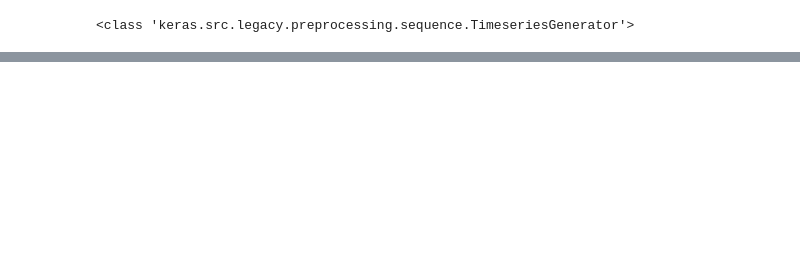
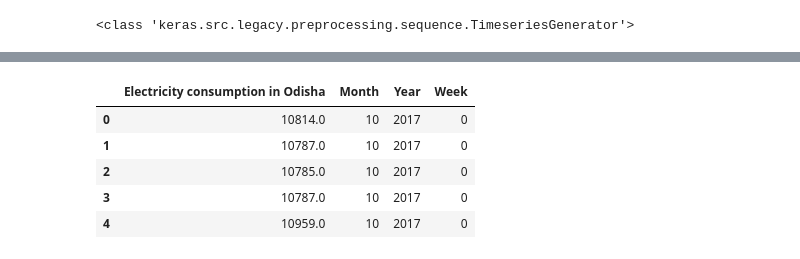
Before and after one commit to SadabAli/Energy-Consumption-prediction, a Jupyter notebook: EnergyConsumptionPrediction.ipynb, the cells around one changed output, grey strips where cells are left out. Drawn from its saved outputs; the diff is of its cells as text; code cells hidden in the pictures; blank space fills up the shorter version.

```diff
--- a/EnergyConsumptionPrediction.ipynb
+++ b/EnergyConsumptionPrediction.ipynb
@@ -682,2 +665,9 @@ test_predictions
 # %%
-test.head()
+final_df.head()
+# %% [output]
+|  | Electricity consumption in Odisha | Month | Year | Week |
+| 0 | 10814.0 | 10 | 2017 | 0 |
+| 1 | 10787.0 | 10 | 2017 | 0 |
+| 2 | 10785.0 | 10 | 2017 | 0 |
+| 3 | 10787.0 | 10 | 2017 | 0 |
+| 4 | 10959.0 | 10 | 2017 | 0 |
```
Also changed, not shown: parts of 43 cells of this notebook, 1 other file.
